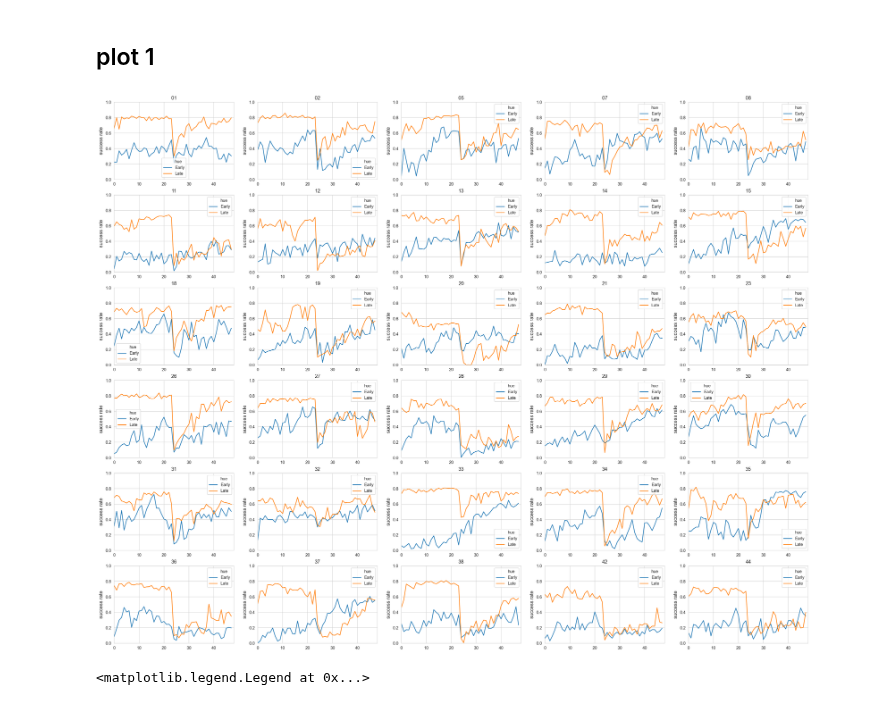
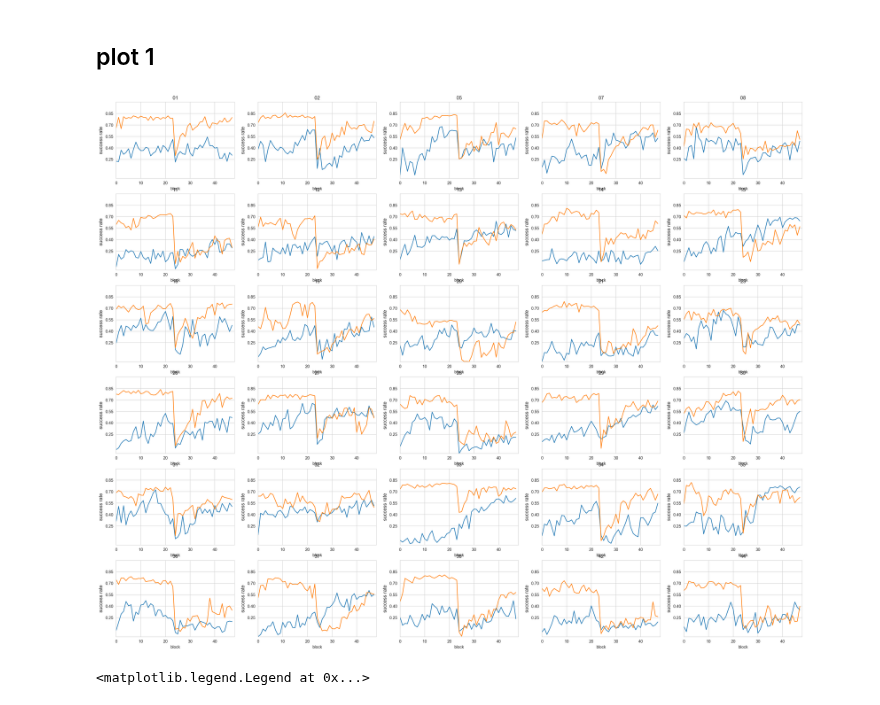
Before and after one commit to psb629/labs, a Jupyter notebook: GA/scripts/Behavior_analysis.ipynb, the cells around one changed output. Drawn from its saved outputs; the diff is of its cells as text; code cells hidden in the pictures.

```diff
--- a/GA/scripts/Behavior_analysis.ipynb
+++ b/GA/scripts/Behavior_analysis.ipynb
@@ -205,22 +207,22 @@ dk
 # %% [markdown]
 ## plot 1
 # %%
-fig, ax = plt.subplots()
-fig.set_size_inches(30, 24)
+_, axes = plt.subplots(6,5,figsize=(30, 24))
+axes = np.concatenate(axes)
 sns.set_style('whitegrid')
+
 for i, nn in enumerate(nn_list):
     subj = nn
-    plt.subplot(6, 5, i+1)
 #     sns.barplot(x='block', y='SR', data=dk[(dk.subj=='GA'+nn)|(dk.subj=='GB'+nn)], hue='hue', dodge=False)
-    sns.lineplot(x='block', y='SR', data=dk[(dk.subj=='GA'+nn)|(dk.subj=='GB'+nn)], hue='hue')
-    plt.title(subj)
-    plt.ylim(0, 1)
-    plt.xlim(0, ttt)
-    plt.ylabel('success rate', size=12)
-    plt.xlabel(None)
-    plt.legend()
+    ax = sns.lineplot(x='block', y='SR', data=dk[(dk.subj=='GA'+nn)|(dk.subj=='GB'+nn)], hue='hue', ax=axes[i])
+    ax.set_title(subj)
+    ax.set_xlim(0, ttt)
+    ax.set_ylim(0, 1)
+    ax.set_yticks(np.arange(.25,.875,.15))
+    ax.set_ylabel('success rate', size=12)
+    ax.get_legend().remove()
 # %% [output]
-[figure, old version]
+[figure, new version]
 # %%
 sns.set(style="whitegrid")
 
```
Also changed, not shown: parts of 5 cells of this notebook.
